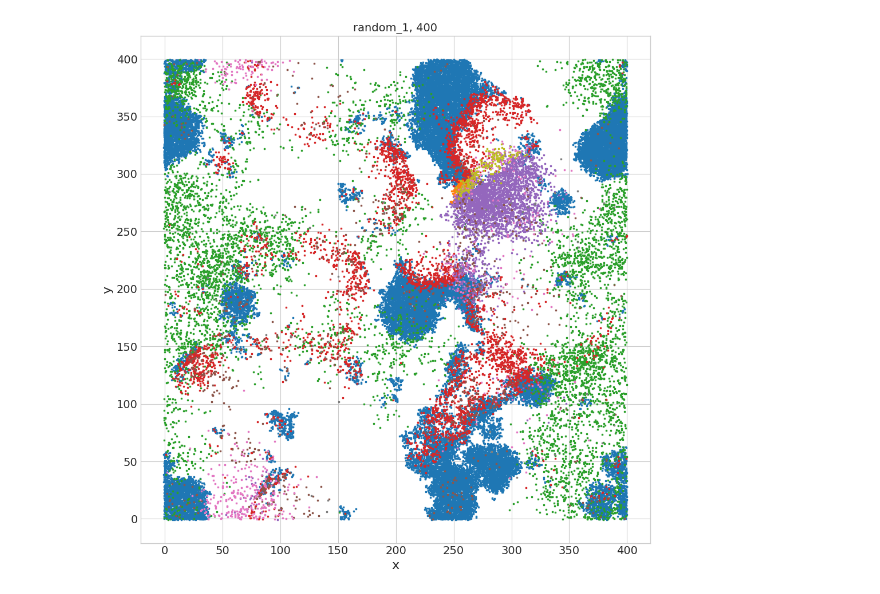
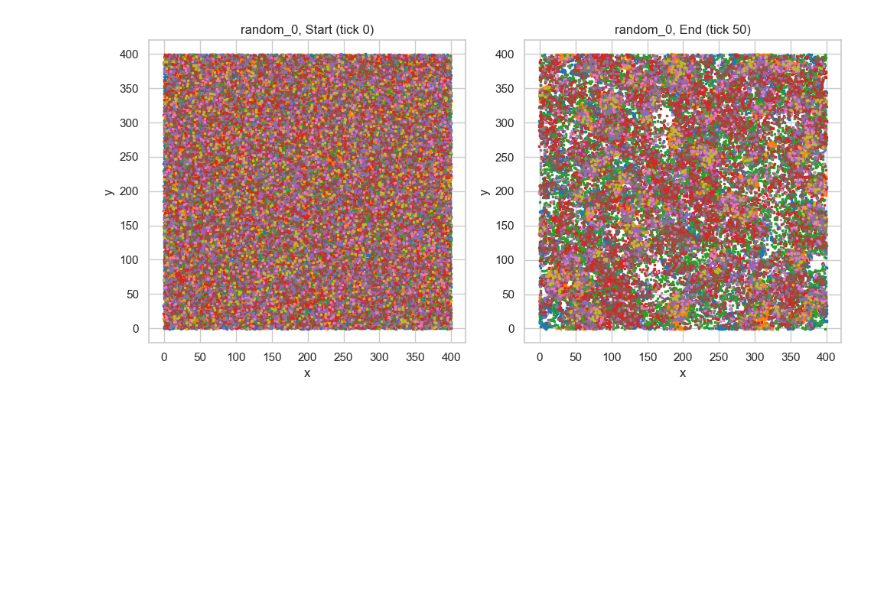
Before and after one commit to timovdk/BLOSSOM, a Jupyter notebook: blossom_viz/viz.ipynb, the cells around one changed output. Saved outputs shown, nothing was run; the diff lists cells and outputs as text; code cells hidden in the pictures; blank space fills up the shorter version.

```diff
--- a/blossom_viz/viz.ipynb
+++ b/blossom_viz/viz.ipynb
@@ -4,3 +1,7 @@ path = "../blossom/outputs/"
+# %%
+filename = "random"
+id = 0
+path = "./parquet_files/"
 # %%
 %matplotlib inline
 
@@ -104,20 +279,39 @@ plt.show()
 # %%
+df = pl.read_parquet(path + filename + "_" + str(id) + ".parquet")
+# Get max tick value first
+tick_min = df["tick"].min()
+tick_max = df["tick"].max()
+
 if hms:
-    fig, ax = plt.subplots(1, 1, figsize=(10, 10))
+    fig, axes = plt.subplots(1, 2, figsize=(10, 5))
 
-    df1 = df[df["tick"] == 0]
+    for i, (tick_value, label) in enumerate([(tick_min, "Start"), (tick_max, "End")]):
+        ax = axes[i]
 
-    for t in np.unique(df1["type"]):
-        subset_type = df1[df1['type'] == t]
-        ax.scatter(rand_jitter(subset_type['x']), rand_jitter(subset_type['y']), color=colors[t], label=t, s=1, marker='s')
-    ax.set_title(f'{filename}, Start')
-    ax.set_xlabel('x')
-    ax.set_ylabel('y')
+        df_tick = df.filter(pl.col("tick") == tick_value).to_pandas()
+
+        for t in np.unique(df_tick["type"]):
+            subset = df_tick[df_tick["type"] == t]
+            ax.scatter(
+                rand_jitter(subset["x"].values),
+                rand_jitter(subset["y"].values),
+                color=colors[t],
+                label=f"Type {t}",
+                s=1,
+                marker="s",
+            )
+
+        ax.set_title(f"{filename}_{id}, {label} (tick {tick_value})")
+        ax.set_xlabel("x")
+        ax.set_ylabel("y")
 
     plt.tight_layout()
 
     if pdfs:
-        plt.savefig("./heatmaps/" + filename + "_hm_start.pdf", format="pdf", bbox_inches="tight")
+        plt.savefig(
+            f"./heatmaps/{filename}_hm_start_end.pdf", format="pdf", bbox_inches="tight"
+        )
+
     plt.show()
 # %% [output]
-[figure, old version]
+[figure, new version]
```
Also changed, not shown: parts of 11 cells of this notebook, 14 other files.
